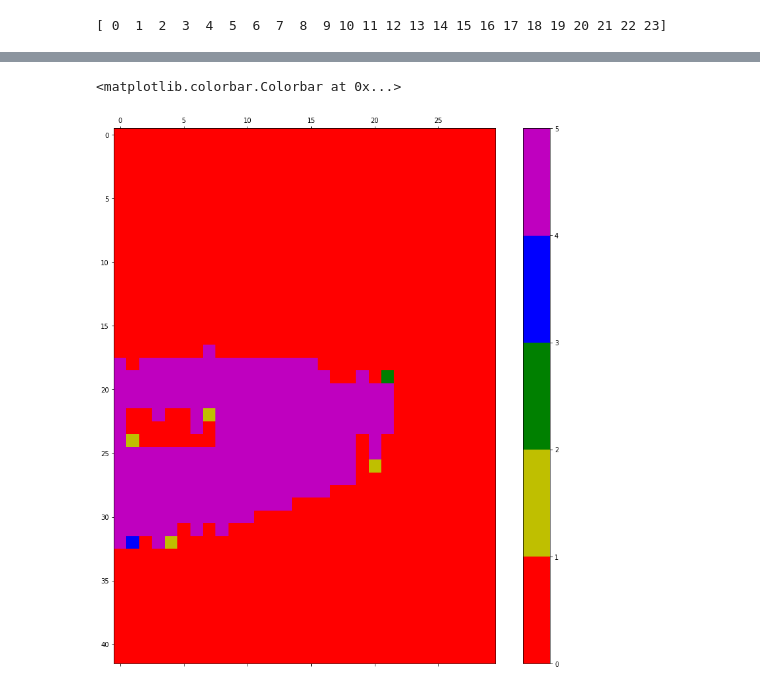
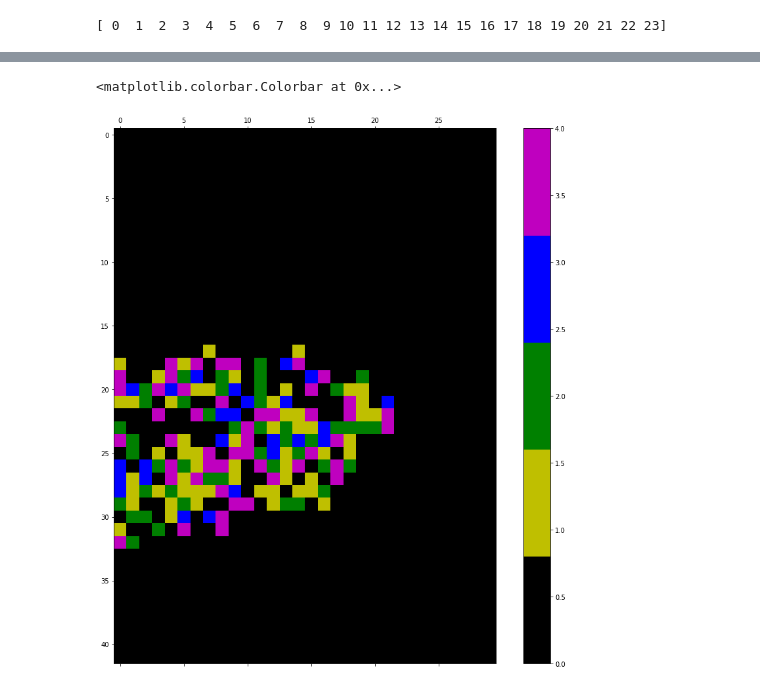
Before and after one commit to 5mali/eno_sarsa, a Jupyter notebook: sarsa/daytypev2/sarsa_daytype_v2-Copy4.ipynb, the cells around one changed output, grey strips where cells are left out. Saved outputs shown, nothing was run; the diff lists cells and outputs as text; code cells hidden in the pictures.

```diff
--- a/sarsa/daytypev2/sarsa_daytype_v2-Copy4.ipynb
+++ b/sarsa/daytypev2/sarsa_daytype_v2-Copy4.ipynb
@@ -424,7 +423,7 @@ print(TIME_AXIS)
 # %% [output]
 [ 0  1  2  3  4  5  6  7  8  9 10 11 12 13 14 15 16 17 18 19 20 21 22 23]
 # %%
-filename = "qtable_daystate_" + str(day_state) +".npy"
+filename = "qtable_daystate_v2_" + str(day_state) +".npy"
 np.save(filename,q)
 # %%
 _qdata = q[:,:,day_state,:]
@@ -468,25 +467,25 @@ q = np.load(filename)
 greedy = np.empty_like(q[:,:,0,0])
 
 for i,j in np.ndindex(greedy.shape):
-    greedy[i,j] = np.argmax(q[i,j,day_state:])
+    greedy[i,j] = np.argmax(q[i,j,day_state,:])
 # %%
 from matplotlib.colors import ListedColormap
 
 fig3 = plt.figure(figsize=(15,15))
 
-my_cmap = ListedColormap(['r', 'y', 'g','b','m'])
+my_cmap = ListedColormap(['k', 'y', 'g','b','m'])
 
 ax1 = fig3.add_subplot(111)
 cax = ax1.matshow(greedy, cmap=my_cmap)
 fig3.colorbar(cax)
 
 # _x = np.arange(no_of_dist_state)
 # _y = np.arange(no_of_henergy_state)
 # _xx, _yy = np.meshgrid(_x, _y)
 # x, y = _xx.ravel(), _yy.ravel()
 
 # bottom = np.zeros_like(top)
 # width = depth = 1
 # %% [output]
 <matplotlib.colorbar.Colorbar at 0x...>
-[figure, old version]
+[figure, new version]
```
Also changed, not shown: parts of 3 cells of this notebook, 22 other files.
